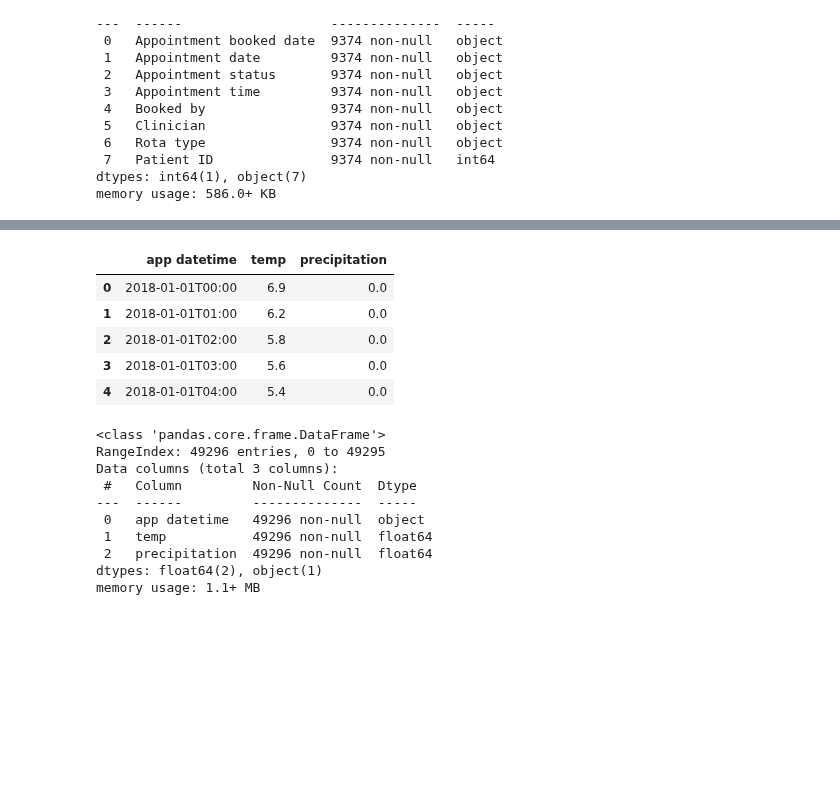
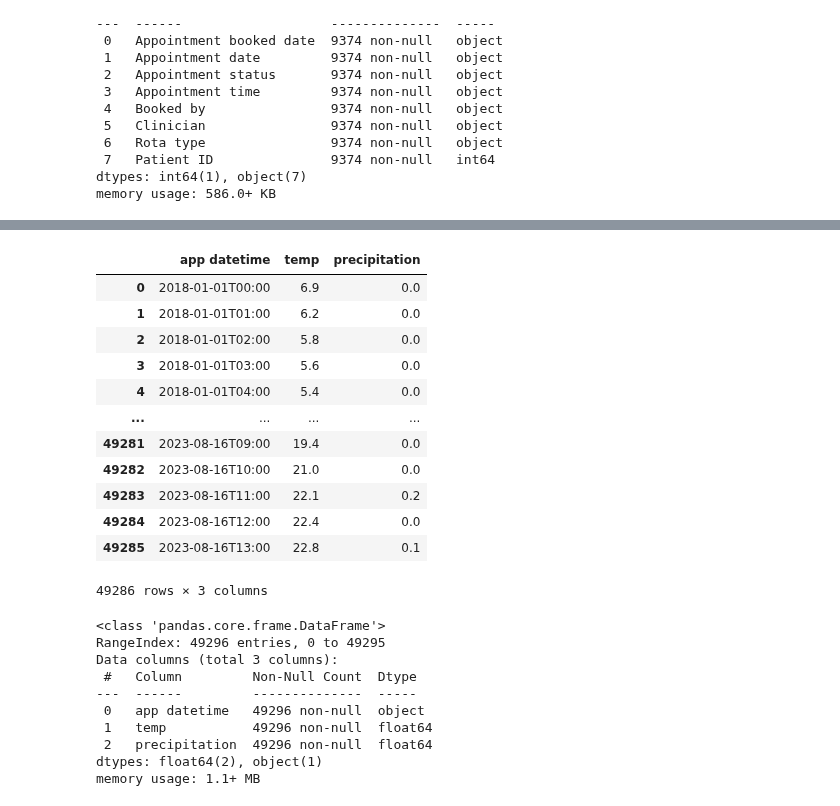
Before and after one commit to janduplessis883/project-showupforhealth, a Jupyter notebook: notebooks/Notebook-API-testing-FabySp.ipynb, the cells around one changed output, grey strips where cells are left out. Saved outputs shown, nothing was run; the diff lists cells and outputs as text; code cells hidden in the pictures; blank space fills up the shorter version.

```diff
--- a/notebooks/Notebook-API-testing-FabySp.ipynb
+++ b/notebooks/Notebook-API-testing-FabySp.ipynb
@@ -111,14 +111,21 @@ df_copy.head()
 | 4 | 07-Jun-22 | 05-Jul-22 | Did Not Attend | 11:00 | FLORKO, Aleksandra (Miss) | FLORKO, Aleksandra (Miss) | ... |
 # %%
 df_weather = pd.read_csv('~/code/janduplessis883/data-showup/data/weather/weather.csv')
-df_weather.head()
+df_weather.head(-10)
 # %% [output]
 |  | app datetime | temp | precipitation |
 | 0 | 2018-01-01T00:00 | 6.9 | 0.0 |
 | 1 | 2018-01-01T01:00 | 6.2 | 0.0 |
 | 2 | 2018-01-01T02:00 | 5.8 | 0.0 |
 | 3 | 2018-01-01T03:00 | 5.6 | 0.0 |
 | 4 | 2018-01-01T04:00 | 5.4 | 0.0 |
+| ... | ... | ... | ... |
+| 49281 | 2023-08-16T09:00 | 19.4 | 0.0 |
+| 49282 | 2023-08-16T10:00 | 21.0 | 0.0 |
+| 49283 | 2023-08-16T11:00 | 22.1 | 0.2 |
+| 49284 | 2023-08-16T12:00 | 22.4 | 0.0 |
+| 49285 | 2023-08-16T13:00 | 22.8 | 0.1 |
+49286 rows × 3 columns
 # %%
 df_weather.info()
 # %% [output]
```
Also changed, not shown: parts of 4 cells of this notebook.
